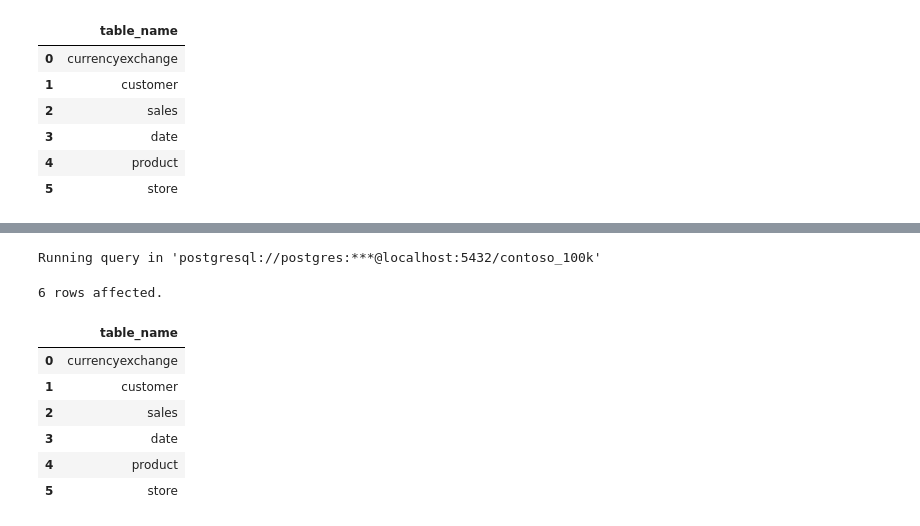
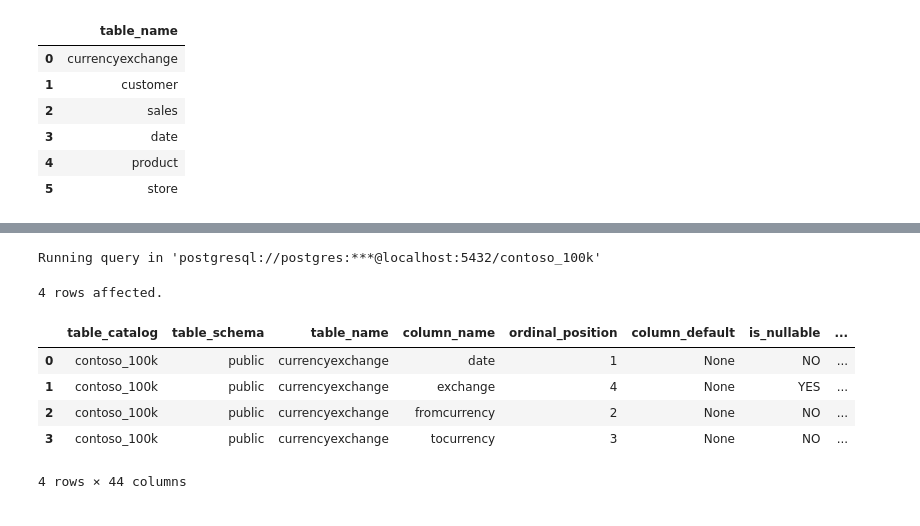
Before and after one commit to nitish5711/Correlation_in_python, a Jupyter notebook: Resources/Blank_SQL_Notebook.ipynb, the cells around one changed output, grey strips where cells are left out. Saved outputs shown, nothing was run; the diff lists cells and outputs as text; code cells hidden in the pictures.

```diff
--- a/Resources/Blank_SQL_Notebook.ipynb
+++ b/Resources/Blank_SQL_Notebook.ipynb
@@ -75,15 +94,14 @@ Running query in 'postgresql://postgres:***@localhost:5432/contoso_100k'
 # %%
 %%sql
-SELECT table_name
-FROM information_schema.tables
-WHERE table_schema = 'public';
+SELECT *
+FROM information_schema.columns
+WHERE table_name='currencyexchange'
 # %% [output]
 Running query in 'postgresql://postgres:***@localhost:5432/contoso_100k'
-6 rows affected.
+4 rows affected.
-|  | table_name |
-| 0 | currencyexchange |
-| 1 | customer |
-| 2 | sales |
-| 3 | date |
-| 4 | product |
-| 5 | store |
+|  | table_catalog | table_schema | table_name | column_name | ordinal_position | column_default | is_nullable | ... |
+| 0 | contoso_100k | public | currencyexchange | date | 1 | None | NO | ... |
+| 1 | contoso_100k | public | currencyexchange | exchange | 4 | None | YES | ... |
+| 2 | contoso_100k | public | currencyexchange | fromcurrency | 2 | None | NO | ... |
+| 3 | contoso_100k | public | currencyexchange | tocurrency | 3 | None | NO | ... |
+4 rows × 44 columns
```
Also changed, not shown: parts of 6 cells of this notebook.
